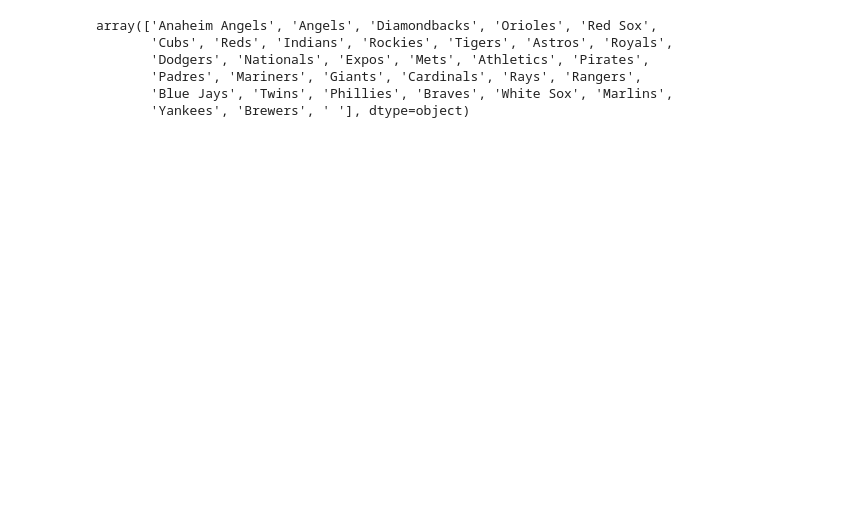
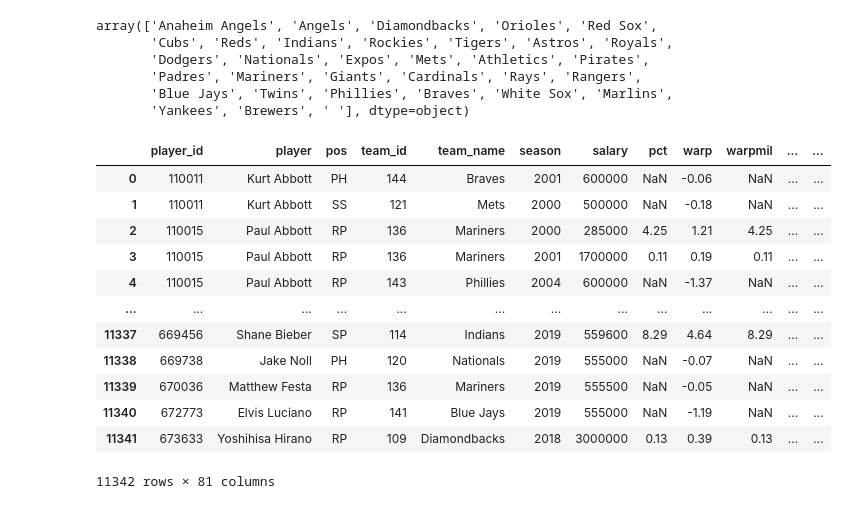
Before and after one commit to damienfranco/MLB_WARP_vs_Salary, a Jupyter notebook: database_etl.ipynb, the cells around one changed output. Cells and saved outputs as stored; diff of their text form; code cells hidden in the pictures; blank space fills up the shorter version.

```diff
--- a/database_etl.ipynb
+++ b/database_etl.ipynb
@@ -164,3 +161,20 @@ array(['Anaheim Angels', 'Angels', 'Diamondbacks', 'Orioles', 'Red Sox',
        'Padres', 'Mariners', 'Giants', 'Cardinals', 'Rays', 'Rangers',
        'Blue Jays', 'Twins', 'Phillies', 'Braves', 'White Sox', 'Marlins',
        'Yankees', 'Brewers', ' '], dtype=object)
+# %%
+complete_df = pd.read_csv('csvs/completed_stats.csv')
+complete_df
+# %% [output]
+|  | player_id | player | pos | team_id | team_name | season | salary | pct | warp | warpmil | ... | ... |
+| 0 | 110011 | Kurt Abbott | PH | 144 | Braves | 2001 | 600000 | NaN | -0.06 | NaN | ... | ... |
+| 1 | 110011 | Kurt Abbott | SS | 121 | Mets | 2000 | 500000 | NaN | -0.18 | NaN | ... | ... |
+| 2 | 110015 | Paul Abbott | RP | 136 | Mariners | 2000 | 285000 | 4.25 | 1.21 | 4.25 | ... | ... |
+| 3 | 110015 | Paul Abbott | RP | 136 | Mariners | 2001 | 1700000 | 0.11 | 0.19 | 0.11 | ... | ... |
+| 4 | 110015 | Paul Abbott | RP | 143 | Phillies | 2004 | 600000 | NaN | -1.37 | NaN | ... | ... |
+| ... | ... | ... | ... | ... | ... | ... | ... | ... | ... | ... | ... | ... |
+| 11337 | 669456 | Shane Bieber | SP | 114 | Indians | 2019 | 559600 | 8.29 | 4.64 | 8.29 | ... | ... |
+| 11338 | 669738 | Jake Noll | PH | 120 | Nationals | 2019 | 555000 | NaN | -0.07 | NaN | ... | ... |
+| 11339 | 670036 | Matthew Festa | RP | 136 | Mariners | 2019 | 555500 | NaN | -0.05 | NaN | ... | ... |
+| 11340 | 672773 | Elvis Luciano | RP | 141 | Blue Jays | 2019 | 555000 | NaN | -1.19 | NaN | ... | ... |
+| 11341 | 673633 | Yoshihisa Hirano | RP | 109 | Diamondbacks | 2018 | 3000000 | 0.13 | 0.39 | 0.13 | ... | ... |
+11342 rows × 81 columns
```
Also changed, not shown: parts of 4 cells of this notebook.
